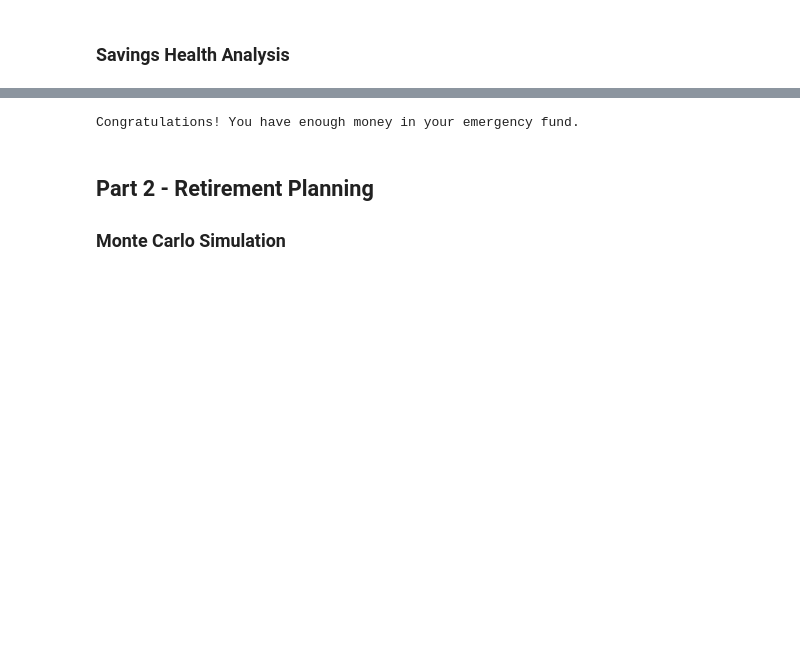
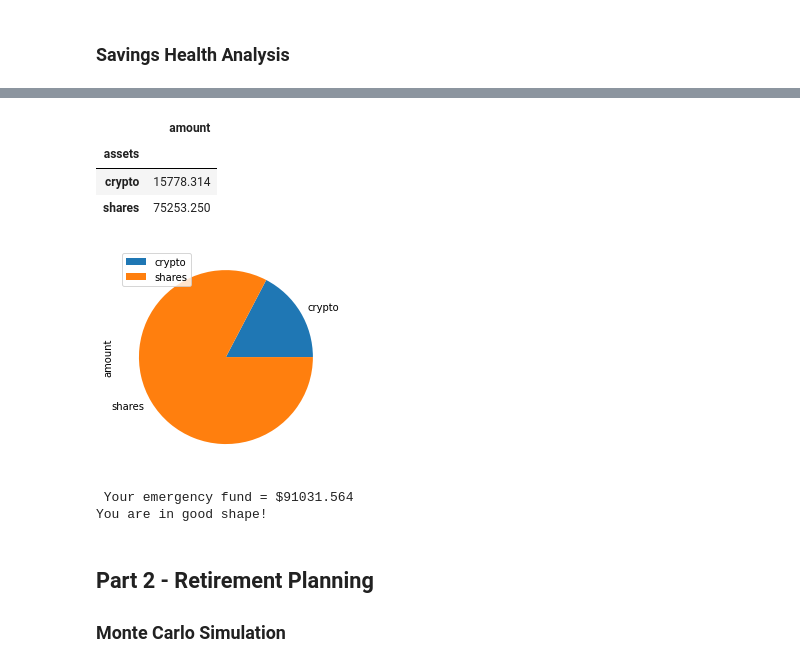
Before and after one commit to dbogatic/apis-homework, a Jupyter notebook: financial-planner.ipynb, the cells around one changed output, grey strips where cells are left out. Drawn from its saved outputs; the diff is of its cells as text; code cells hidden in the pictures; blank space fills up the shorter version.

Commit message:
emergency fund

```diff
--- a/financial-planner.ipynb
+++ b/financial-planner.ipynb
@@ -99,6 +105,7 @@ The current value of your 5.3 ETH is $2040.55
 # %%
 # Format current date as ISO format
-# YOUR CODE HERE!
+start_date = pd.Timestamp("2017-05-01", tz="America/New_York").isoformat()
+end_date = pd.Timestamp("2020-10-11", tz="America/New_York").isoformat()
 
 # Set the tickers
 tickers = ["AGG", "SPY"]
@@ -107,7 +114,10 @@ tickers = ["AGG", "SPY"]
 timeframe = "1D"
 
 # Get current closing prices for SPY and AGG
-# YOUR CODE HERE!
-
+df_ticker = api.get_barset(
+    tickers,
+    timeframe,
+    start=start_date,
+    end=end_date).df
 # Preview DataFrame
-# YOUR CODE HERE!
+df_ticker.head()
@@ -114,6 +132,7 @@ timeframe = "1D"
 # %%
 # Pick AGG and SPY close prices
-# YOUR CODE HERE!
+agg_close_price = df_ticker['AGG']['close'][-1]
+spy_close_price = df_ticker['SPY']['close'][-1]
 
 # Print AGG and SPY close prices
 print(f"Current AGG closing price: ${agg_close_price}")
@@ -123,6 +143,9 @@ NameError: name 'agg_close_price' is not defined
 # %%
 # Compute the current value of shares
-# YOUR CODE HERE!
+
+my_agg_value = (my_spy) * (agg_close_price)
+
+my_spy_value = (my_agg) * (spy_close_price)
 
 # Print current value of share
 print(f"The current value of your {my_spy} SPY shares is ${my_spy_value:0.2f}")
@@ -154,14 +158,47 @@ display(df_savings)
-# %%
-# Set ideal emergency fund
-emergency_fund = monthly_income * 3
-
-# Calculate total amount of savings
-# YOUR CODE HERE!
-
-# Validate saving health
-# YOUR CODE HERE!
-# %% [output]
-Congratulations! You have enough money in your emergency fund.
+# %%
+# Set monthly household income
+monthly_income = 12000
+
+# Create savings DataFrame
+share_value = (my_agg_value + my_spy_value)
+crypto_value = (my_btc_value + my_eth_value)
+data = {'assets':["crypto", 'shares'],'amount':[crypto_value, share_value]}
+
+df_savings = pd.DataFrame(data)
+
+# Display savings DataFrame
+
+df_savings.set_index('assets', inplace=True)
+df_savings
+# %% [output]
+|  | amount |
+| assets |  |
+| crypto | 15778.314 |
+| shares | 75253.250 |
+# %%
+# plot pie chart of asset value
+plot = df_savings.plot.pie(y='amount')
+# %% [output]
+[figure, added]
+# %%
+# Set ideal emergency fund
+emergency_fund = monthly_income * 3
+shortage = emergency_fund - total_savings
+
+# Calculate total amount of savings
+total_savings = crypto_value + share_value
+print(f" Your emergency fund = ${total_savings}")
+
+# Validate saving health
+if total_savings > emergency_fund:
+    print('You are in good shape!')
+elif total_savings == emergency_fund:
+    print("Congrats on reaching your emergency fund goal!")
+else:
+    print(f"You need ${shortage} to meet emergency fund goal.")
+# %% [output]
+ Your emergency fund = $91031.564
+You are in good shape!
 # %% [markdown]
 ## Part 2 - Retirement Planning
 
```
Also changed, not shown: parts of 8 cells of this notebook.
